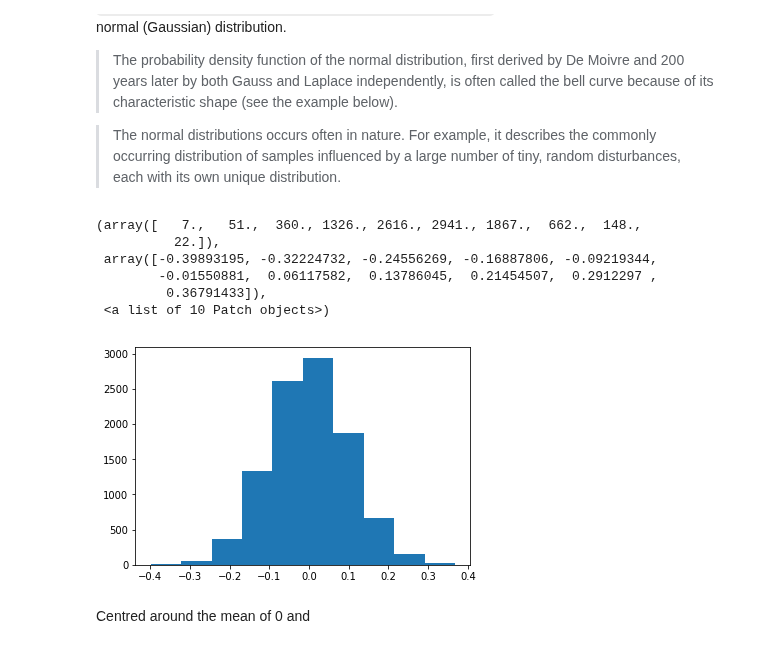
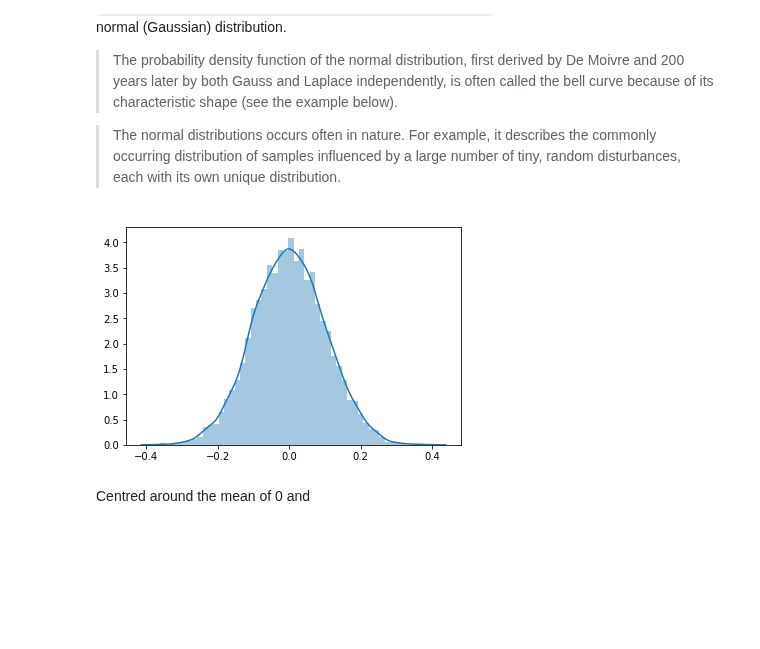
Before and after one commit to angela1C/Programming-for-Data-Analysis-numpy.random-project-2019, a Jupyter notebook: NumpyRandom.ipynb, the cells around one changed output. Cells and saved outputs as stored; diff of their text form; code cells hidden in the pictures; blank space fills up the shorter version.

```diff
--- a/NumpyRandom.ipynb
+++ b/NumpyRandom.ipynb
@@ -832,17 +804,14 @@ Draw random samples from a normal (Gaussian) distribution.
 # %%
 # using the example from the documentation to start with
 
 mu, sigma = 0, 0.1 # mean and standard deviation
 x = np.random.normal(mu, sigma, 10000)
-plt.hist(x)
+#plt.hist(x)
+
+
+sns.distplot(x);
 # %% [output]
-(array([   7.,   51.,  360., 1326., 2616., 2941., 1867.,  662.,  148.,
-          22.]),
- array([-0.39893195, -0.32224732, -0.24556269, -0.16887806, -0.09219344,
-        -0.01550881,  0.06117582,  0.13786045,  0.21454507,  0.2912297 ,
-         0.36791433]),
- <a list of 10 Patch objects>)
-[figure, old version]
+[figure, new version]
 # %% [markdown]
 Centred around the mean of 0 and
 # %%
```
Also changed, not shown: parts of 17 cells of this notebook, 1 other file.
